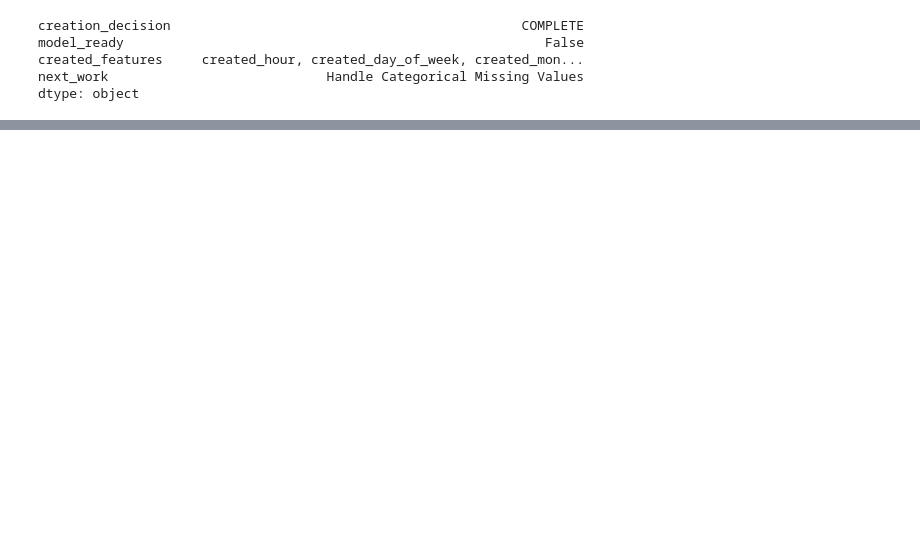
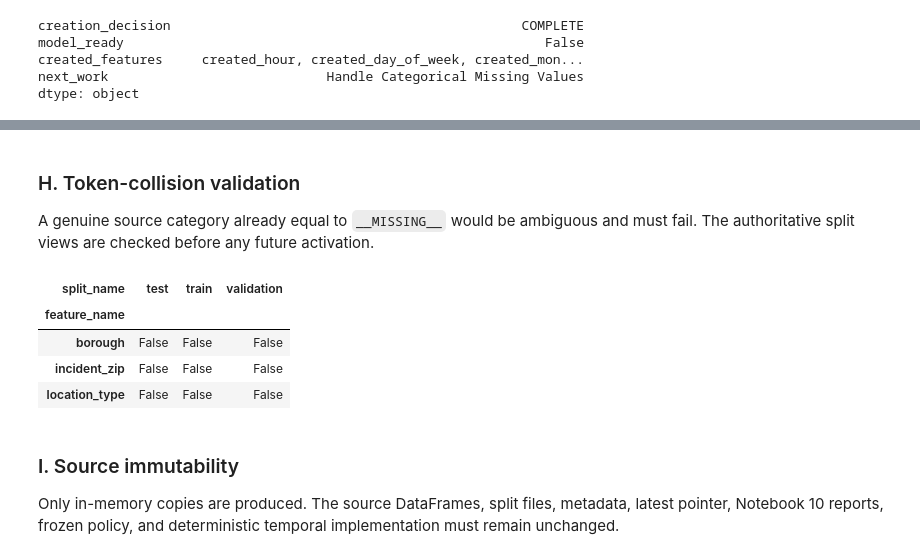
Before and after one commit to mmubashir95/urban-operations-intelligence-platform, a Jupyter notebook: notebooks/11_feature_engineering_and_preprocessing.ipynb, the cells around one changed output, grey strips where cells are left out. Saved outputs shown, nothing was run; the diff lists cells and outputs as text; code cells hidden in the pictures; blank space fills up the shorter version.

```diff
--- a/notebooks/11_feature_engineering_and_preprocessing.ipynb
+++ b/notebooks/11_feature_engineering_and_preprocessing.ipynb
@@ -479,0 +654,20 @@ dtype: object
+# %% [markdown]
+### H. Token-collision validation
+
+A genuine source category already equal to `__MISSING__` would be ambiguous and must fail. The authoritative split views are checked before any future activation.
+# %%
+collision_check = categorical_evidence.pivot(
+    index='feature_name', columns='split_name', values='source_token_collision'
+)
+display(collision_check)
+assert not categorical_evidence['source_token_collision'].any()
+# %% [output]
+| split_name | test | train | validation |
+| feature_name |  |  |  |
+| borough | False | False | False |
+| incident_zip | False | False | False |
+| location_type | False | False | False |
+# %% [markdown]
+### I. Source immutability
+
+Only in-memory copies are produced. The source DataFrames, split files, metadata, latest pointer, Notebook 10 reports, frozen policy, and deterministic temporal implementation must remain unchanged.
```
Also changed, not shown: parts of 18 cells of this notebook, 8 other files.
